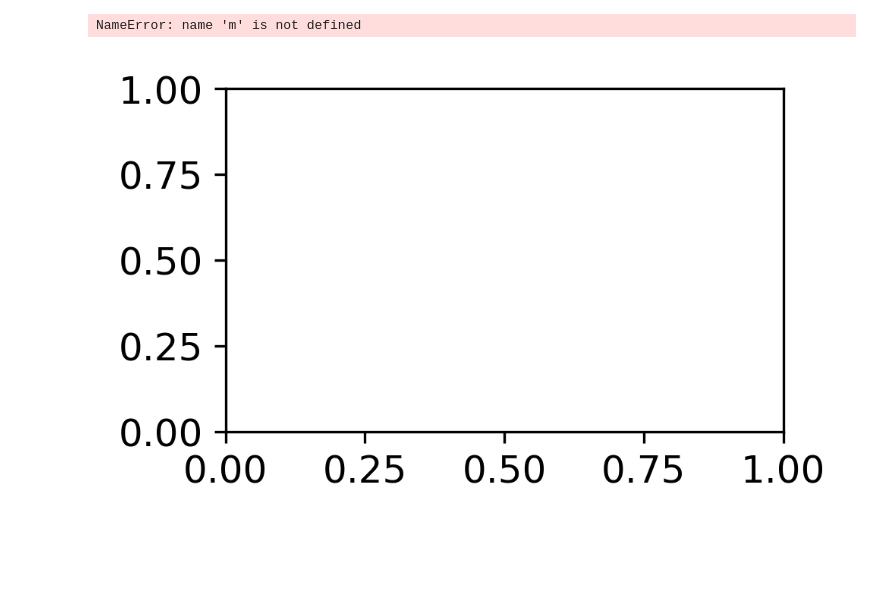
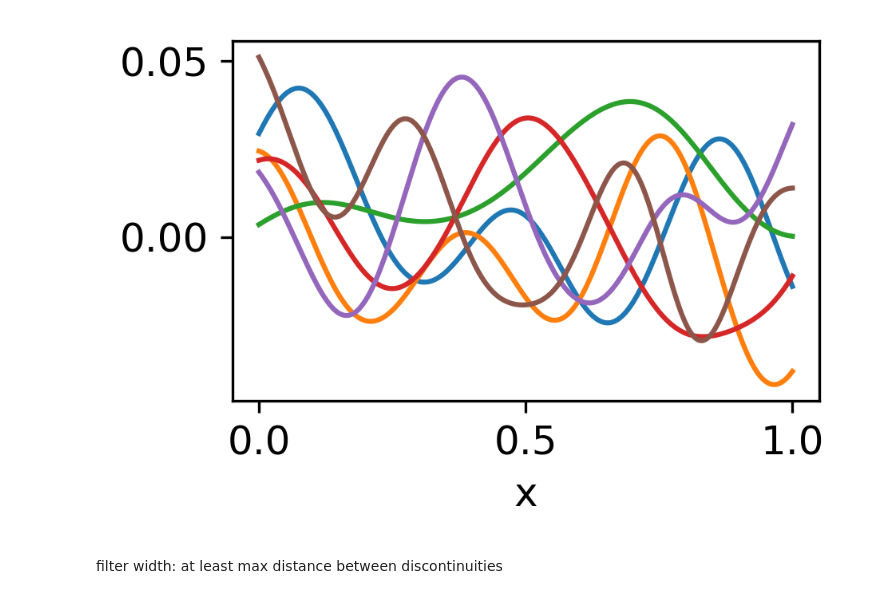
Before and after one commit to flabowski/n_widths_for_transport, a Jupyter notebook: random IC.ipynb, the cells around one changed output. Saved outputs shown, nothing was run; the diff lists cells and outputs as text; code cells hidden in the pictures; blank space fills up the shorter version.

```diff
--- a/random IC.ipynb
+++ b/random IC.ipynb
@@ -274,8 +347,10 @@ for i in range(4):
-# %%
-fig, ax = plt.subplots()
-for i in range(6):
-    ax.plot(np.linspace(0, 1, m), svd_basis.U[:, i])
-plt.show()
-# %% [output]
-NameError: name 'm' is not defined
-[figure, removed]
+# %%
+fig, ax = plt.subplots()
+for i in range(6):
+    ax.plot(np.linspace(0, 1, m), svd_basis.U[:, i])
+ax.set_xlabel("x")
+plt.show()
+# %% [output]
+[figure, added]
+# %% [markdown]
+filter width: at least max distance between discontinuities
```
Also changed, not shown: parts of 14 cells of this notebook.
